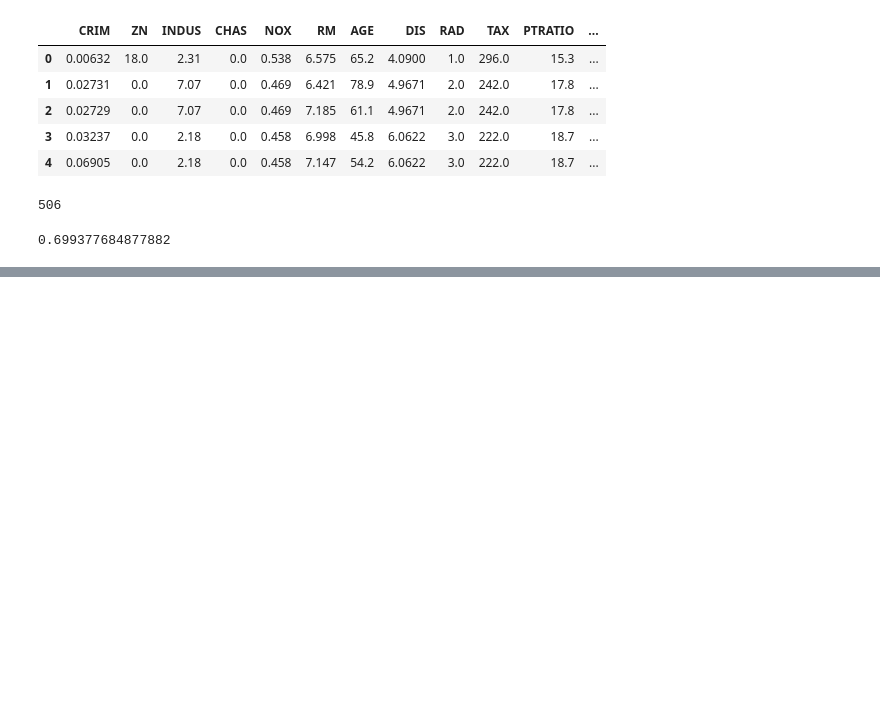
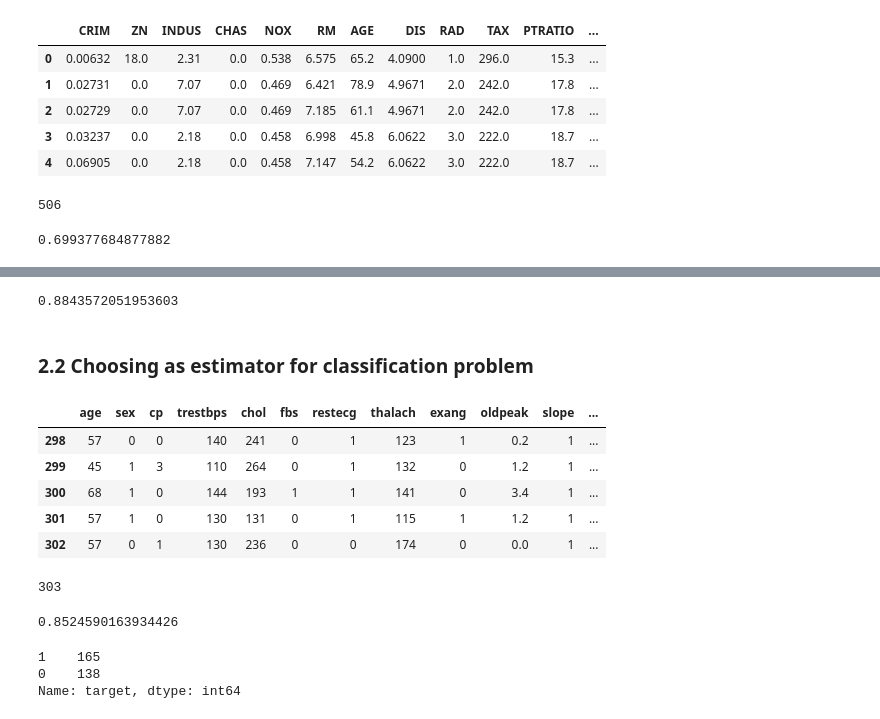
Before and after one commit to aliazani/machine-learning, a Jupyter notebook: 5-scikit-learn/1-introduction-scikit-learn.ipynb, the cells around one changed output, grey strips where cells are left out. Cells and saved outputs as stored; diff of their text form; code cells hidden in the pictures; blank space fills up the shorter version.

Commit message:
Choose the right esimator for our problem.

```diff
--- a/5-scikit-learn/1-introduction-scikit-learn.ipynb
+++ b/5-scikit-learn/1-introduction-scikit-learn.ipynb
@@ -738,3 +738,69 @@ What if ridge isn't working
 
 Let's use the map again ...
 ![map](mahcine_learning_map.png)
+# %%
+# Try the random forest
+from sklearn.model_selection import train_test_split
+from sklearn.ensemble import RandomForestRegressor
+
+# setup the random seed
+np.random.seed(80)
+
+# create the data
+x = boston_df.drop('target', axis=1)
+y = boston_df['target']
+
+# split the data
+x_train, x_test, y_train, y_test = train_test_split(x, y, test_size=0.2)
+
+model = RandomForestRegressor()
+model.fit(x_train, y_train)
+# evaluate the score
+model.score(x_test, y_test)
+# %% [output]
+0.8843572051953603
+# %% [markdown]
+### 2.2 Choosing as estimator for classification problem
+# %%
+# import the data
+heart_disease = pd.read_csv('heart-disease.csv')
+heart_disease.tail()
+# %% [output]
+|  | age | sex | cp | trestbps | chol | fbs | restecg | thalach | exang | oldpeak | slope | ... |
+| 298 | 57 | 0 | 0 | 140 | 241 | 0 | 1 | 123 | 1 | 0.2 | 1 | ... |
+| 299 | 45 | 1 | 3 | 110 | 264 | 0 | 1 | 132 | 0 | 1.2 | 1 | ... |
+| 300 | 68 | 1 | 0 | 144 | 193 | 1 | 1 | 141 | 0 | 3.4 | 1 | ... |
+| 301 | 57 | 1 | 0 | 130 | 131 | 0 | 1 | 115 | 1 | 1.2 | 1 | ... |
+| 302 | 57 | 0 | 1 | 130 | 236 | 0 | 0 | 174 | 0 | 0.0 | 1 | ... |
+# %%
+# size of our data
+len(heart_disease)
+# %% [output]
+303
+# %%
+from sklearn.svm import LinearSVC
+
+# setup the random seed
+np.random.seed(80)
+
+# make the data
+x = heart_disease.drop('target', axis=1)
+y = heart_disease['target']
+
+# split the data
+x_train, x_test, y_train, y_test = train_test_split(x, y, test_size=0.2)
+
+# use our model
+model = LinearSVC(max_iter=76000, dual=False)
+model.fit(x_train, y_train)
+
+# evaluate the score
+model.score(x_test, y_test)
+# %% [output]
+0.8524590163934426
+# %%
+heart_disease['target'].value_counts()
+# %% [output]
+1    165
+0    138
+Name: target, dtype: int64
```
Also changed, not shown: parts of 7 cells of this notebook.
